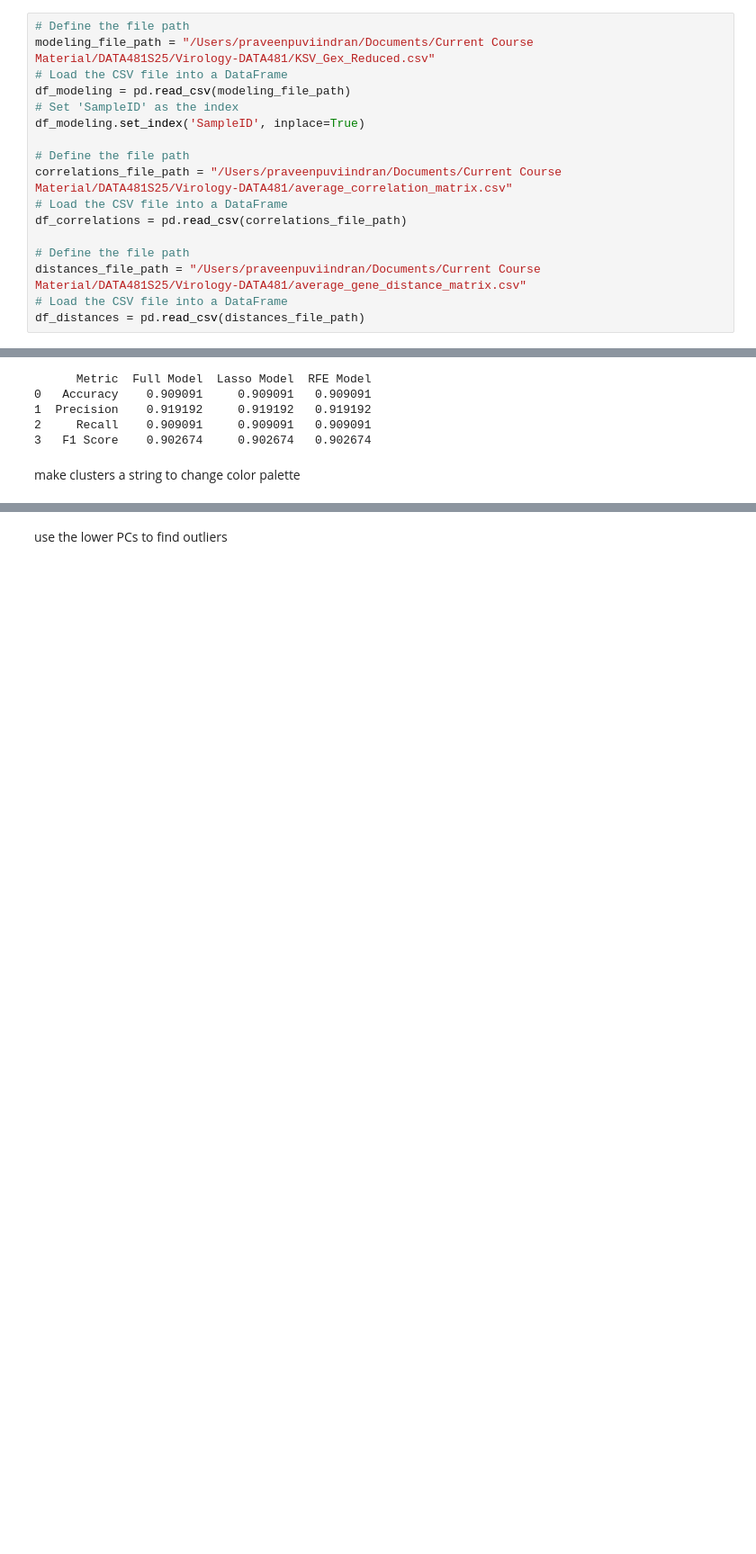
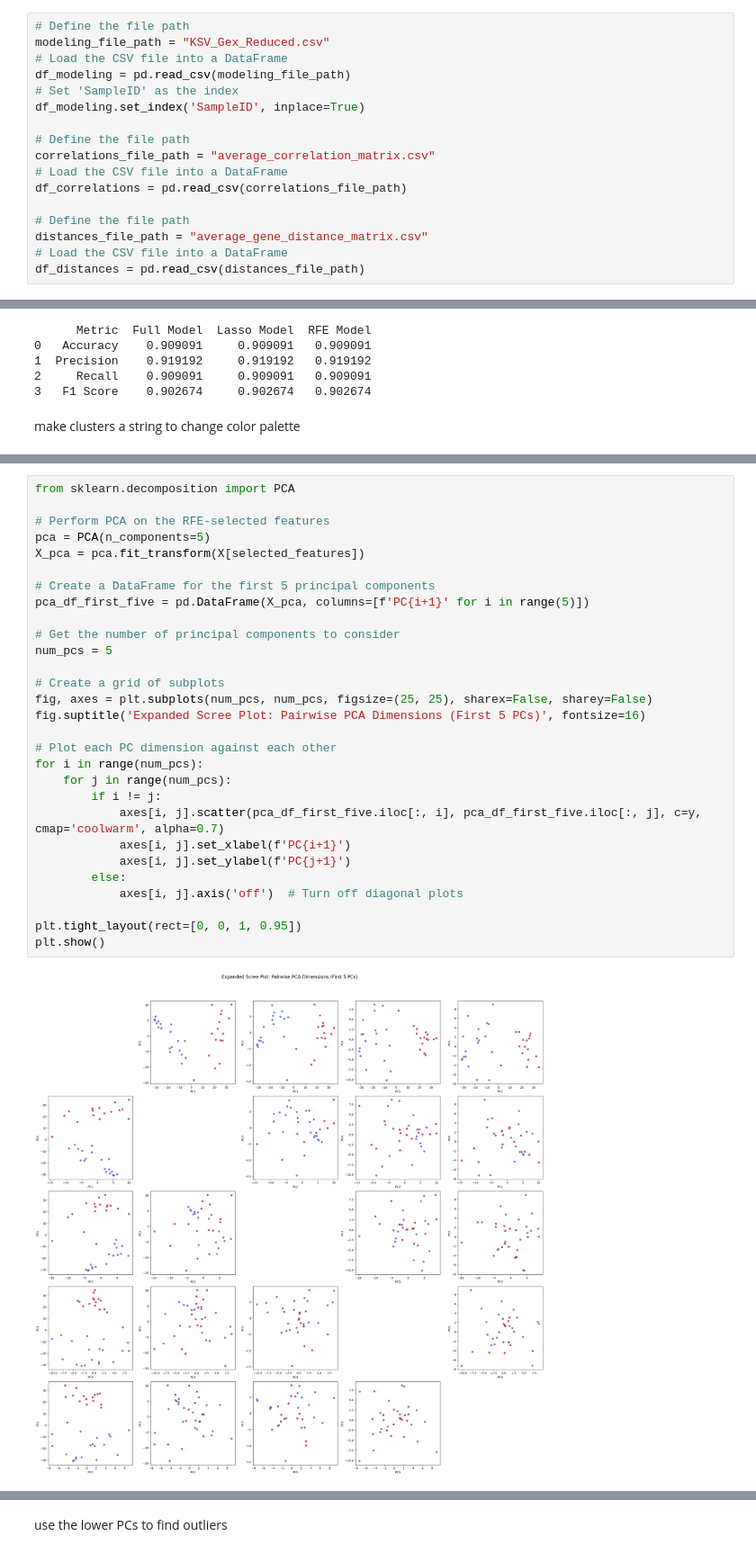
Before and after one commit to alecplotkin/DATA-481-Team-Virology, a Jupyter notebook: Praveen-Puviindran/try2/data_20250325.ipynb, the cells around one changed output, grey strips where cells are left out. Shown at 90% size. Drawn from its saved outputs; the diff is of its cells as text; blank space fills up the shorter version.

Commit message:
updated modeling file with aim 4 analysis started

```diff
--- a/Praveen-Puviindran/try2/data_20250325.ipynb
+++ b/Praveen-Puviindran/try2/data_20250325.ipynb
@@ -2,19 +2,19 @@
 import pandas as pd
 # %%
 # Define the file path
-modeling_file_path = "/Users/praveenpuviindran/Documents/Current Course Material/DATA481S25/Virology-DATA481/KSV_Gex_Reduced.csv"
+modeling_file_path = "KSV_Gex_Reduced.csv"
 # Load the CSV file into a DataFrame
 df_modeling = pd.read_csv(modeling_file_path)
 # Set 'SampleID' as the index
 df_modeling.set_index('SampleID', inplace=True)
 
 # Define the file path
-correlations_file_path = "/Users/praveenpuviindran/Documents/Current Course Material/DATA481S25/Virology-DATA481/average_correlation_matrix.csv"
+correlations_file_path = "average_correlation_matrix.csv"
 # Load the CSV file into a DataFrame
 df_correlations = pd.read_csv(correlations_file_path)
 
 # Define the file path
-distances_file_path = "/Users/praveenpuviindran/Documents/Current Course Material/DATA481S25/Virology-DATA481/average_gene_distance_matrix.csv"
+distances_file_path = "average_gene_distance_matrix.csv"
 # Load the CSV file into a DataFrame
 df_distances = pd.read_csv(distances_file_path)
 # %%
@@ -371,3 +371,34 @@ plt.tight_layout(rect=[0, 0, 1, 0.95])
 plt.show()
 # %% [output]
 [figure]
+# %%
+from sklearn.decomposition import PCA
+
+# Perform PCA on the RFE-selected features
+pca = PCA(n_components=5)
+X_pca = pca.fit_transform(X[selected_features])
+
+# Create a DataFrame for the first 5 principal components
+pca_df_first_five = pd.DataFrame(X_pca, columns=[f'PC{i+1}' for i in range(5)])
+
+# Get the number of principal components to consider
+num_pcs = 5
+
+# Create a grid of subplots
+fig, axes = plt.subplots(num_pcs, num_pcs, figsize=(25, 25), sharex=False, sharey=False)
+fig.suptitle('Expanded Scree Plot: Pairwise PCA Dimensions (First 5 PCs)', fontsize=16)
+
+# Plot each PC dimension against each other
+for i in range(num_pcs):
+    for j in range(num_pcs):
+        if i != j:
+            axes[i, j].scatter(pca_df_first_five.iloc[:, i], pca_df_first_five.iloc[:, j], c=y, cmap='coolwarm', alpha=0.7)
+            axes[i, j].set_xlabel(f'PC{i+1}')
+            axes[i, j].set_ylabel(f'PC{j+1}')
+        else:
+            axes[i, j].axis('off')  # Turn off diagonal plots
+
+plt.tight_layout(rect=[0, 0, 1, 0.95])
+plt.show()
+# %% [output]
+[figure, added]
```
Also changed, not shown: parts of 3 cells of this notebook, 3 other files.
